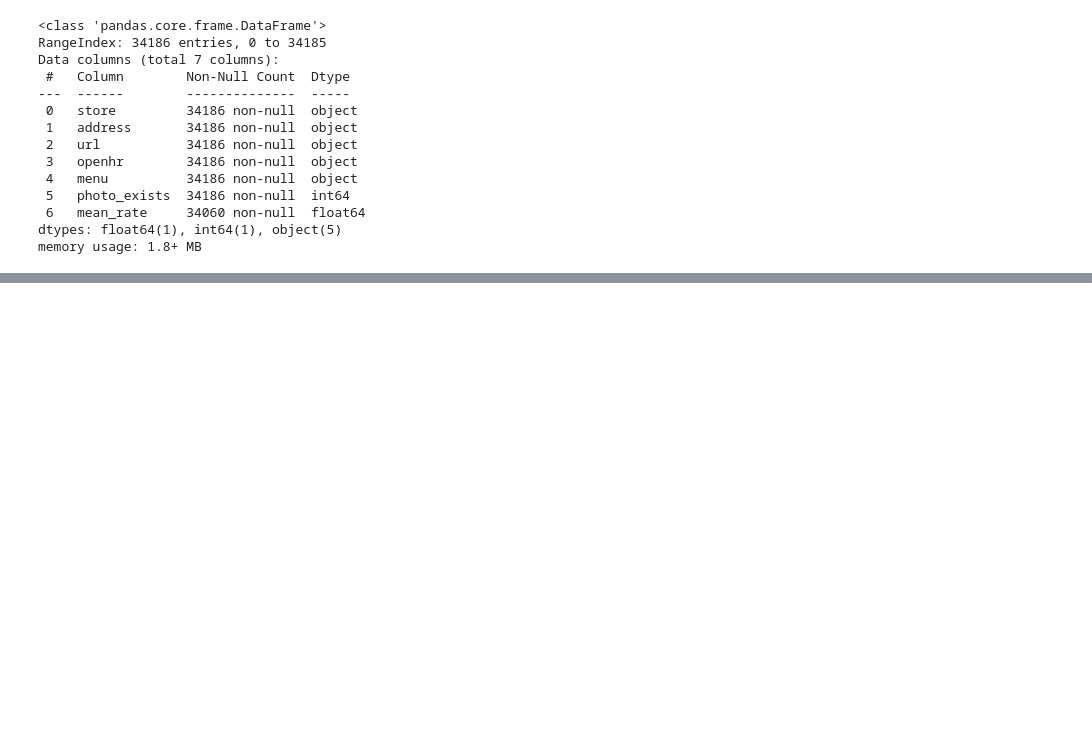
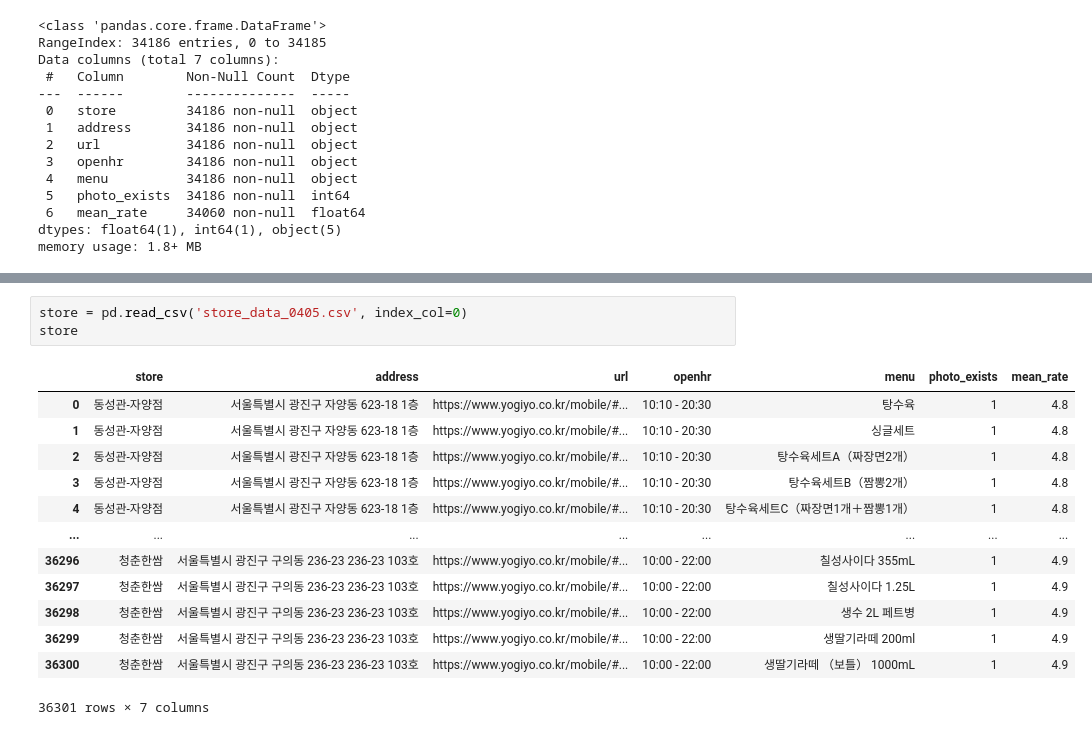
Before and after one commit to zissuuo/yogiyo_crawling, a Jupyter notebook: dataset/concat_store_data.ipynb, the cells around one changed output, grey strips where cells are left out. Cells and saved outputs as stored; diff of their text form; blank space fills up the shorter version.

```diff
--- a/dataset/concat_store_data.ipynb
+++ b/dataset/concat_store_data.ipynb
@@ -48,0 +87,17 @@ memory usage: 1.8+ MB
+# %%
+store = pd.read_csv('store_data_0405.csv', index_col=0)
+store
+# %% [output]
+|  | store | address | url | openhr | menu | photo_exists | mean_rate |
+| 0 | 동성관-자양점 | 서울특별시 광진구 자양동 623-18 1층 | https://www.yogiyo.co.kr/mobile/#... | 10:10 - 20:30 | 탕수육 | 1 | 4.8 |
+| 1 | 동성관-자양점 | 서울특별시 광진구 자양동 623-18 1층 | https://www.yogiyo.co.kr/mobile/#... | 10:10 - 20:30 | 싱글세트 | 1 | 4.8 |
+| 2 | 동성관-자양점 | 서울특별시 광진구 자양동 623-18 1층 | https://www.yogiyo.co.kr/mobile/#... | 10:10 - 20:30 | 탕수육세트A（짜장면2개） | 1 | 4.8 |
+| 3 | 동성관-자양점 | 서울특별시 광진구 자양동 623-18 1층 | https://www.yogiyo.co.kr/mobile/#... | 10:10 - 20:30 | 탕수육세트B（짬뽕2개） | 1 | 4.8 |
+| 4 | 동성관-자양점 | 서울특별시 광진구 자양동 623-18 1층 | https://www.yogiyo.co.kr/mobile/#... | 10:10 - 20:30 | 탕수육세트C（짜장면1개＋짬뽕1개） | 1 | 4.8 |
+| ... | ... | ... | ... | ... | ... | ... | ... |
+| 36296 | 청춘한쌈 | 서울특별시 광진구 구의동 236-23 236-23 103호 | https://www.yogiyo.co.kr/mobile/#... | 10:00 - 22:00 | 칠성사이다 355mL | 1 | 4.9 |
+| 36297 | 청춘한쌈 | 서울특별시 광진구 구의동 236-23 236-23 103호 | https://www.yogiyo.co.kr/mobile/#... | 10:00 - 22:00 | 칠성사이다 1.25L | 1 | 4.9 |
+| 36298 | 청춘한쌈 | 서울특별시 광진구 구의동 236-23 236-23 103호 | https://www.yogiyo.co.kr/mobile/#... | 10:00 - 22:00 | 생수 2L 페트병 | 1 | 4.9 |
+| 36299 | 청춘한쌈 | 서울특별시 광진구 구의동 236-23 236-23 103호 | https://www.yogiyo.co.kr/mobile/#... | 10:00 - 22:00 | 생딸기라떼 200ml | 1 | 4.9 |
+| 36300 | 청춘한쌈 | 서울특별시 광진구 구의동 236-23 236-23 103호 | https://www.yogiyo.co.kr/mobile/#... | 10:00 - 22:00 | 생딸기라떼 （보틀） 1000mL | 1 | 4.9 |
+36301 rows × 7 columns
```
Also changed, not shown: parts of 8 cells of this notebook, 5 other files.
